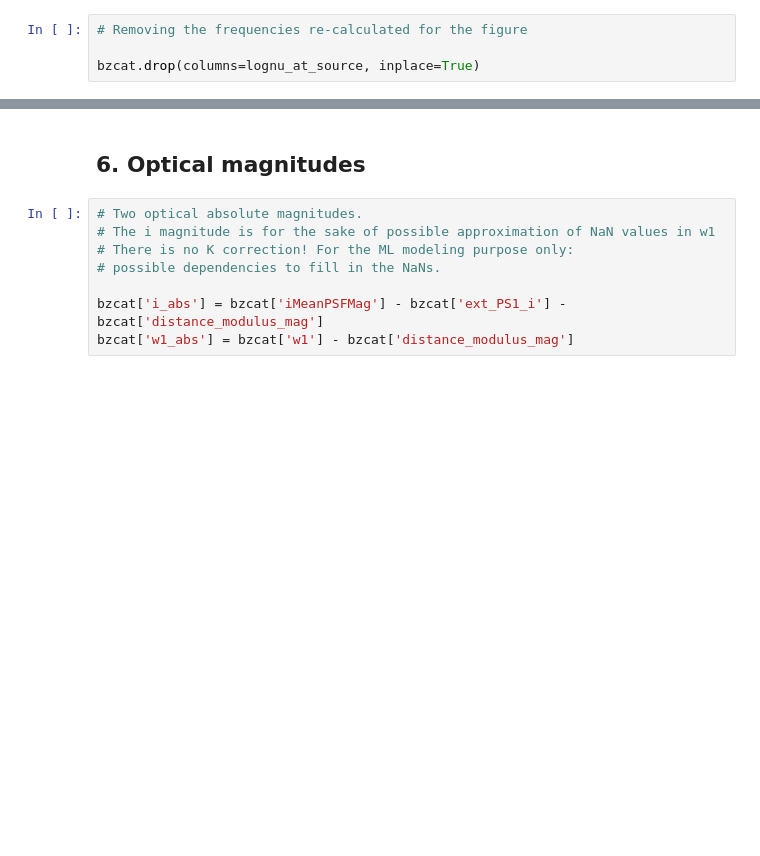
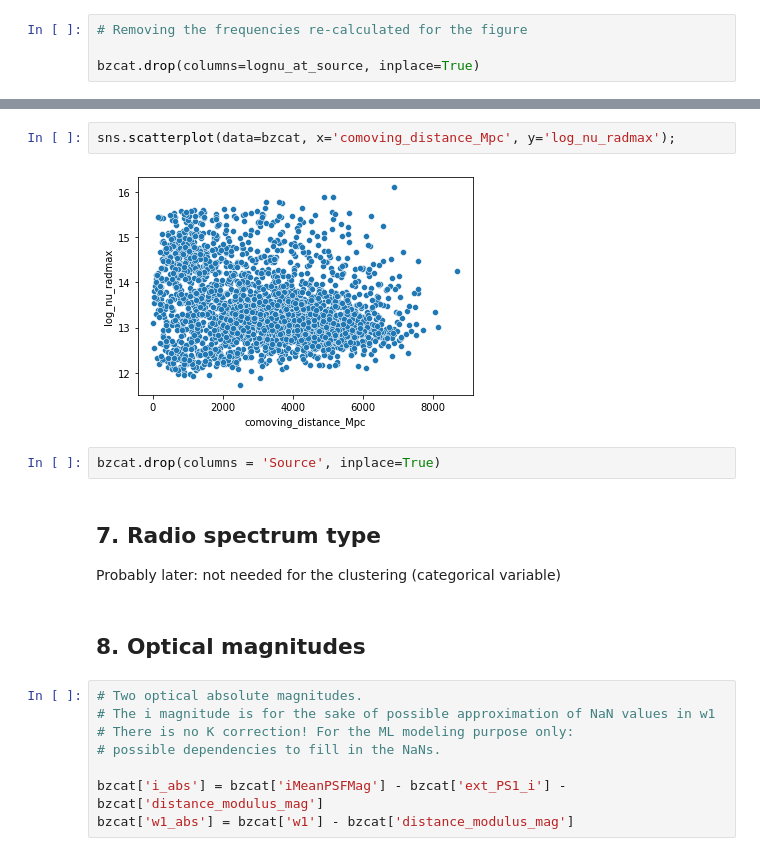
Before and after one commit to DKudryavtsev/BZCAT-Clustering, a Jupyter notebook: feature_engineering.ipynb, the cells around one changed output, grey strips where cells are left out. Saved outputs shown, nothing was run; the diff lists cells and outputs as text; blank space fills up the shorter version.

```diff
--- a/feature_engineering.ipynb
+++ b/feature_engineering.ipynb
@@ -461,5 +578,15 @@ bzcat.drop(columns=lognu_at_source, inplace=True)
+# %%
+sns.scatterplot(data=bzcat, x='comoving_distance_Mpc', y='log_nu_radmax');
+# %% [output]
+[figure, added]
+# %%
+bzcat.drop(columns = 'Source', inplace=True)
+# %% [markdown]
+## 7. Radio spectrum type
+
+Probably later: not needed for the clustering (categorical variable)
 # %% [markdown]
-## 6. Optical magnitudes
+## 8. Optical magnitudes
 # %%
 # Two optical absolute magnitudes.
 # The i magnitude is for the sake of possible approximation of NaN values in w1
```
Also changed, not shown: parts of 22 cells of this notebook, 18 other files.
